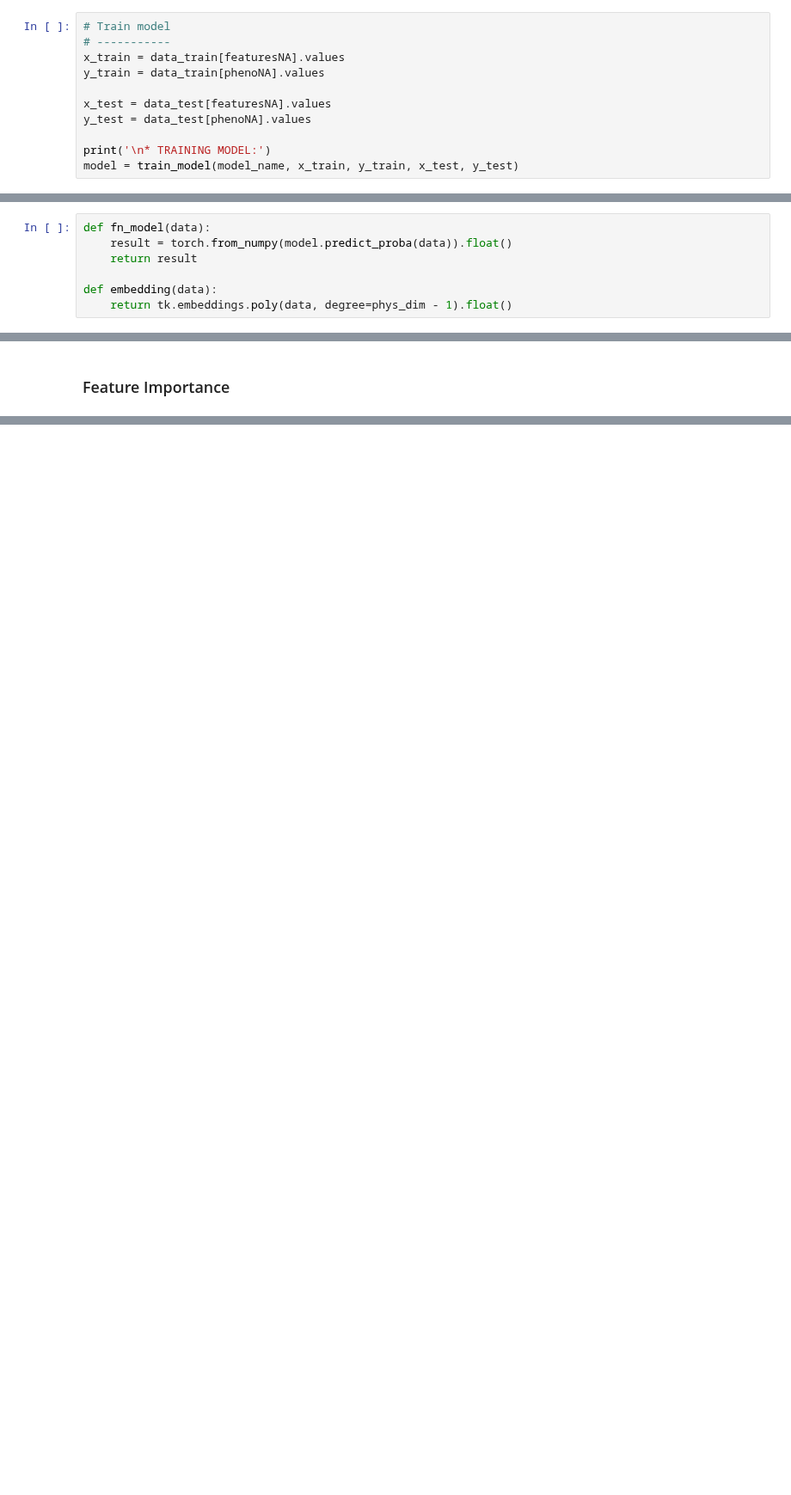
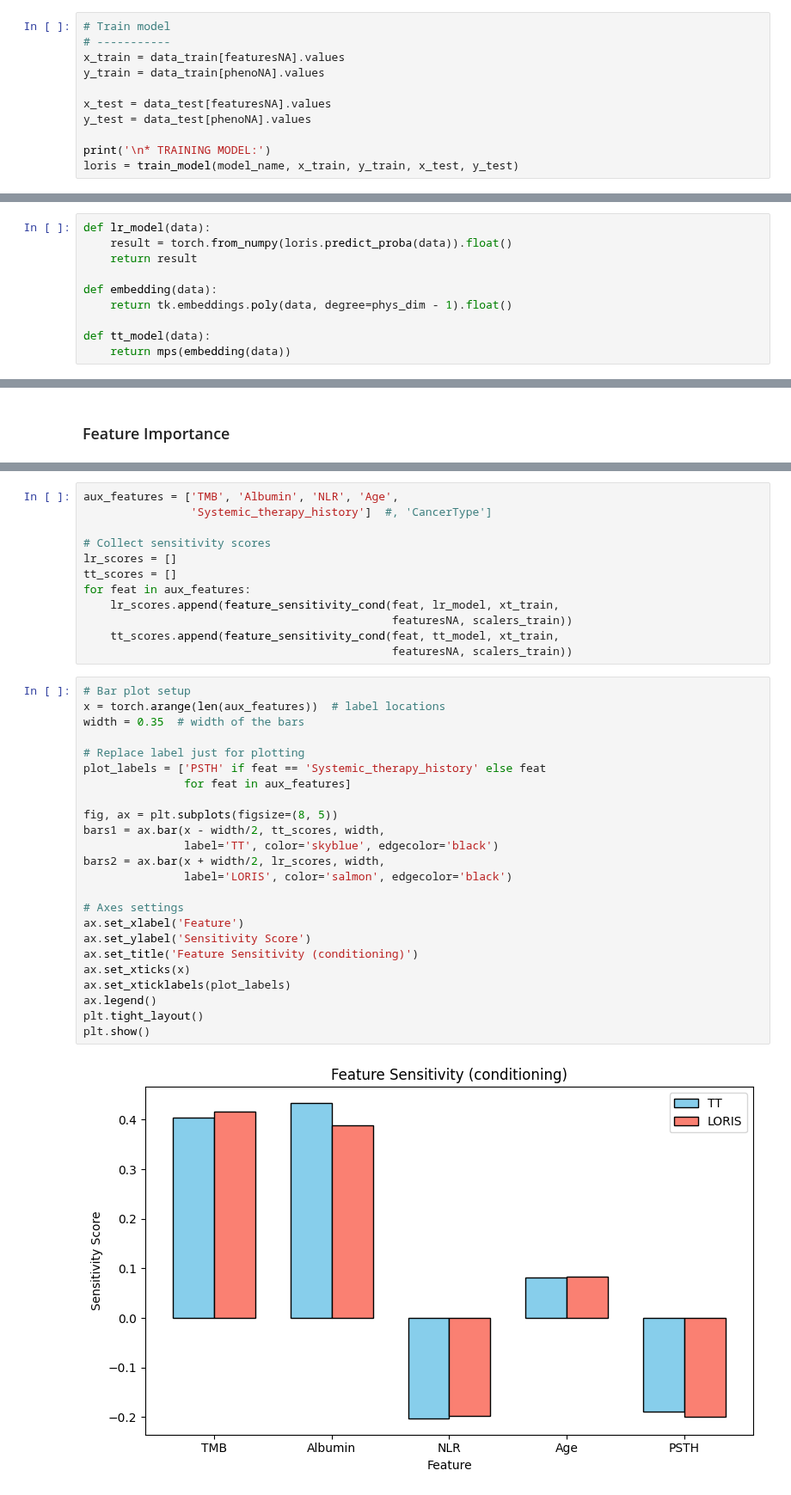
Before and after one commit to joserapa98/tns4loris, a Jupyter notebook: interpretability/interpretability.ipynb, the cells around one changed output, grey strips where cells are left out. Shown at 86% size. Cells and saved outputs as stored; diff of their text form; blank space fills up the shorter version.

Commit message:
Put interpretability results in notebook and clean script

```diff
--- a/interpretability/interpretability.ipynb
+++ b/interpretability/interpretability.ipynb
@@ -66,6 +68,6 @@ x_test = data_test[featuresNA].values
 y_test = data_test[phenoNA].values
 
 print('\n* TRAINING MODEL:')
-model = train_model(model_name, x_train, y_train, x_test, y_test)
+loris = train_model(model_name, x_train, y_train, x_test, y_test)
 # %% [output]
 * TRAINING MODEL:
@@ -157,9 +159,12 @@ Model accuracy: Test: 0.72
 Model balanced accuracy: Test: 0.69
 # %%
-def fn_model(data):
-    result = torch.from_numpy(model.predict_proba(data)).float()
+def lr_model(data):
+    result = torch.from_numpy(loris.predict_proba(data)).float()
     return result
 
 def embedding(data):
     return tk.embeddings.poly(data, degree=phys_dim - 1).float()
+
+def tt_model(data):
+    return mps(embedding(data))
 # %%
@@ -376,0 +557,38 @@ NameError: name 'tn_model' is not defined
+# %%
+aux_features = ['TMB', 'Albumin', 'NLR', 'Age',
+                'Systemic_therapy_history']  #, 'CancerType']
+
+# Collect sensitivity scores
+lr_scores = []
+tt_scores = []
+for feat in aux_features:
+    lr_scores.append(feature_sensitivity_cond(feat, lr_model, xt_train,
+                                              featuresNA, scalers_train))
+    tt_scores.append(feature_sensitivity_cond(feat, tt_model, xt_train,
+                                              featuresNA, scalers_train))
+# %%
+# Bar plot setup
+x = torch.arange(len(aux_features))  # label locations
+width = 0.35  # width of the bars
+
+# Replace label just for plotting
+plot_labels = ['PSTH' if feat == 'Systemic_therapy_history' else feat
+               for feat in aux_features]
+
+fig, ax = plt.subplots(figsize=(8, 5))
+bars1 = ax.bar(x - width/2, tt_scores, width,
+               label='TT', color='skyblue', edgecolor='black')
+bars2 = ax.bar(x + width/2, lr_scores, width,
+               label='LORIS', color='salmon', edgecolor='black')
+
+# Axes settings
+ax.set_xlabel('Feature')
+ax.set_ylabel('Sensitivity Score')
+ax.set_title('Feature Sensitivity (conditioning)')
+ax.set_xticks(x)
+ax.set_xticklabels(plot_labels)
+ax.legend()
+plt.tight_layout()
+plt.show()
+# %% [output]
+[figure, added]
```
Also changed, not shown: parts of 30 cells of this notebook, 1 other file.
